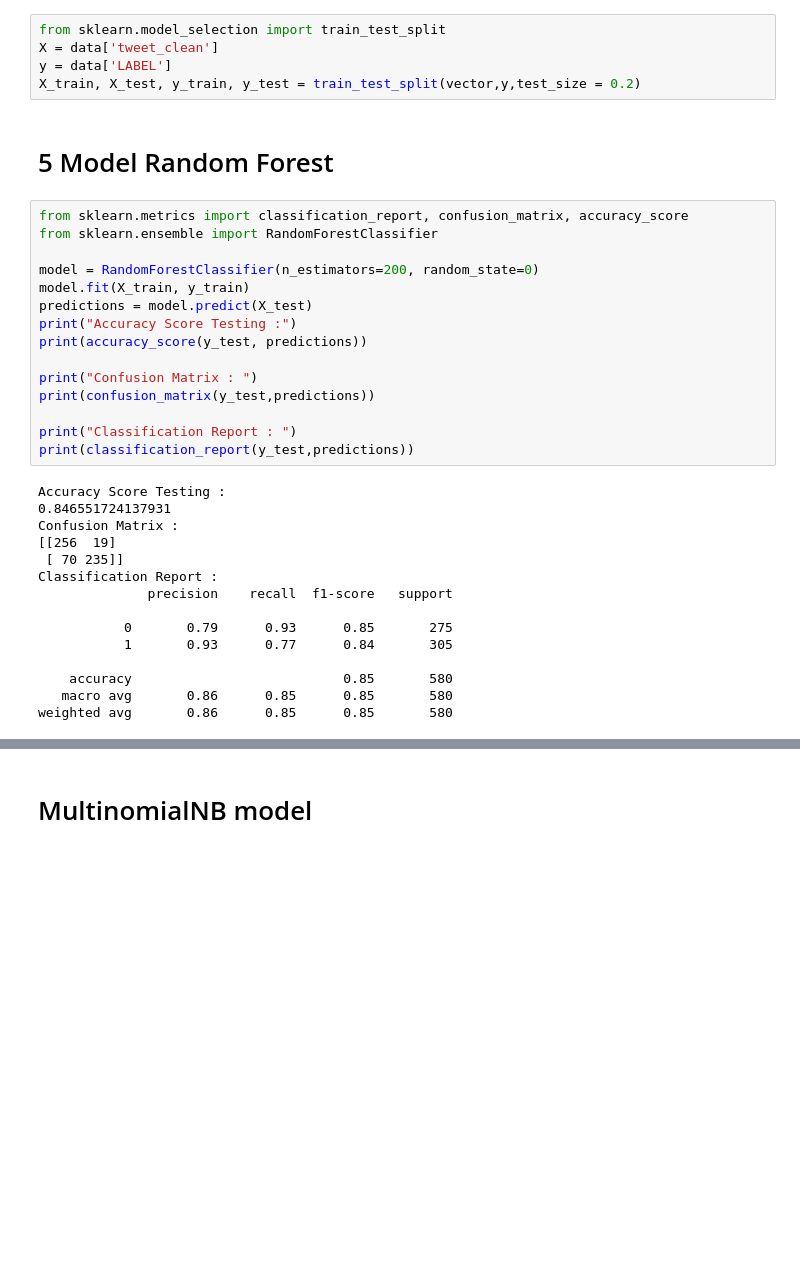
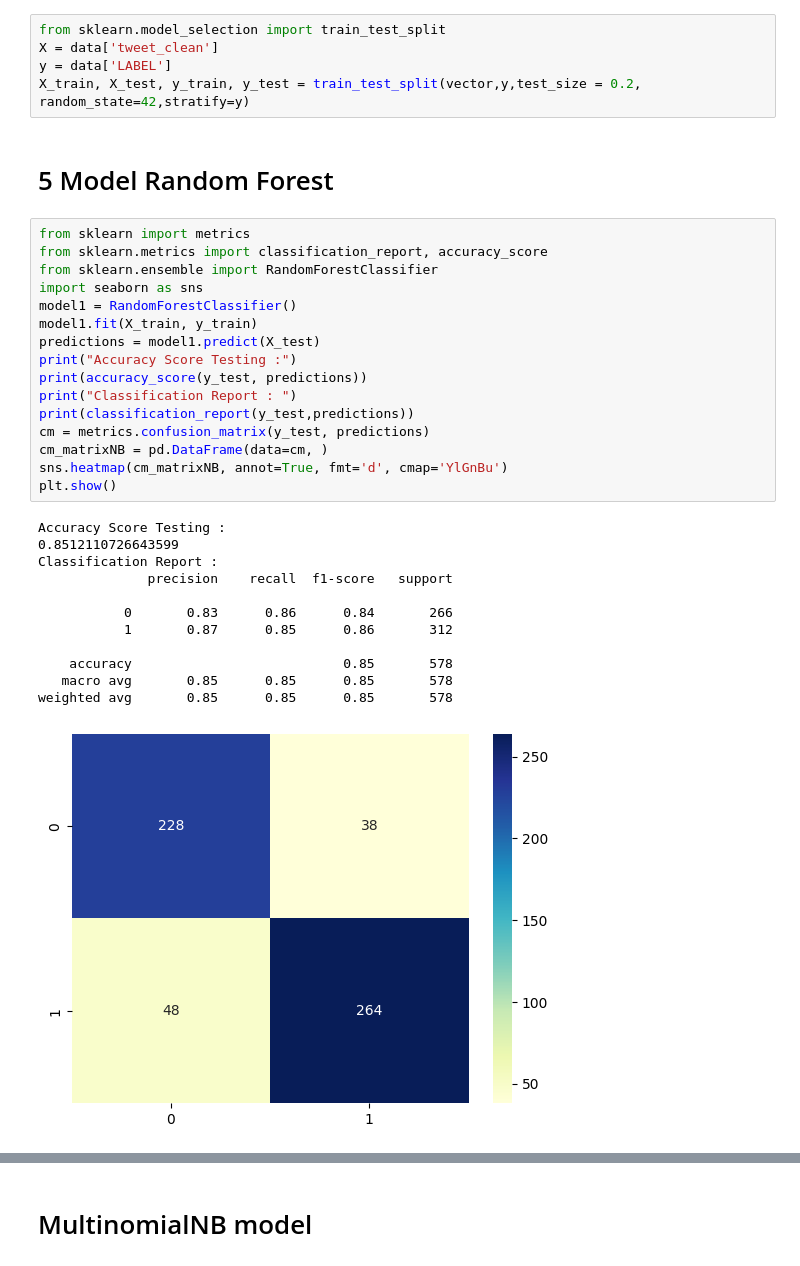
Before and after one commit to PFE2024/satt_ai, a Jupyter notebook: posts_confirm/sentiment-analysis-using-random-forest.ipynb, the cells around one changed output, grey strips where cells are left out. Drawn from its saved outputs; the diff is of its cells as text; blank space fills up the shorter version.

```diff
--- a/posts_confirm/sentiment-analysis-using-random-forest.ipynb
+++ b/posts_confirm/sentiment-analysis-using-random-forest.ipynb
@@ -166,36 +165,35 @@ AttributeError: 'KeyedVectors' object has no attribute 'wv'
 from sklearn.model_selection import train_test_split
 X = data['tweet_clean']
 y = data['LABEL']
-X_train, X_test, y_train, y_test = train_test_split(vector,y,test_size = 0.2)
+X_train, X_test, y_train, y_test = train_test_split(vector,y,test_size = 0.2, random_state=42,stratify=y)
 # %% [markdown]
 # 5 Model Random Forest
 # %%
-from sklearn.metrics import classification_report, confusion_matrix, accuracy_score
+from sklearn import metrics
+from sklearn.metrics import classification_report, accuracy_score
 from sklearn.ensemble import RandomForestClassifier
-
-model = RandomForestClassifier(n_estimators=200, random_state=0)
-model.fit(X_train, y_train)
-predictions = model.predict(X_test)
+import seaborn as sns
+model1 = RandomForestClassifier()
+model1.fit(X_train, y_train)
+predictions = model1.predict(X_test)
 print("Accuracy Score Testing :")
 print(accuracy_score(y_test, predictions))
-
-print("Confusion Matrix : ")
-print(confusion_matrix(y_test,predictions))
-
 print("Classification Report : ")
 print(classification_report(y_test,predictions))
+cm = metrics.confusion_matrix(y_test, predictions)
+cm_matrixNB = pd.DataFrame(data=cm, )
+sns.heatmap(cm_matrixNB, annot=True, fmt='d', cmap='YlGnBu')
+plt.show()
 # %% [output]
 Accuracy Score Testing :
-0.846551724137931
-Confusion Matrix :
-[[256  19]
- [ 70 235]]
+0.8512110726643599
 Classification Report :
               precision    recall  f1-score   support
 
-           0       0.79      0.93      0.85       275
-           1       0.93      0.77      0.84       305
+           0       0.83      0.86      0.84       266
+           1       0.87      0.85      0.86       312
 
-    accuracy                           0.85       580
-   macro avg       0.86      0.85      0.85       580
-weighted avg       0.86      0.85      0.85       580
+    accuracy                           0.85       578
+   macro avg       0.85      0.85      0.85       578
+weighted avg       0.85      0.85      0.85       578
+[figure, added]
```
Also changed, not shown: parts of 8 cells of this notebook, 4 other files.
